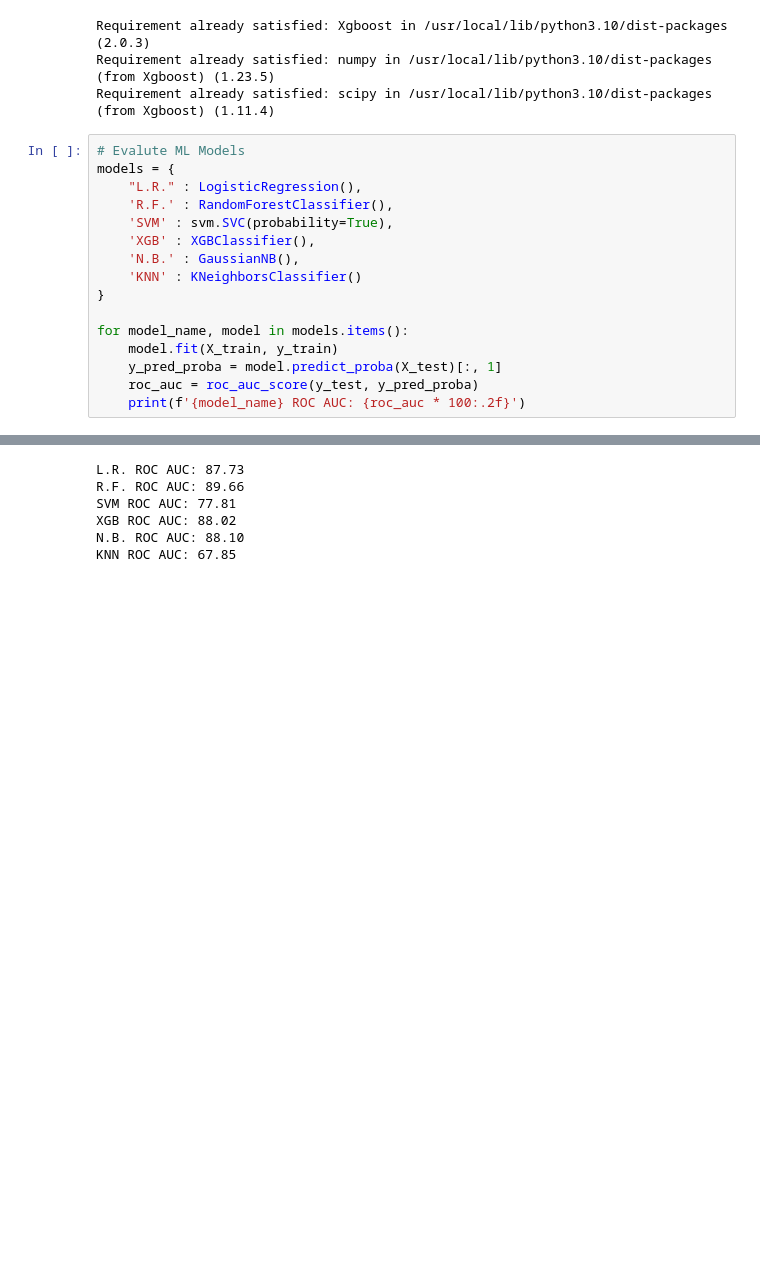
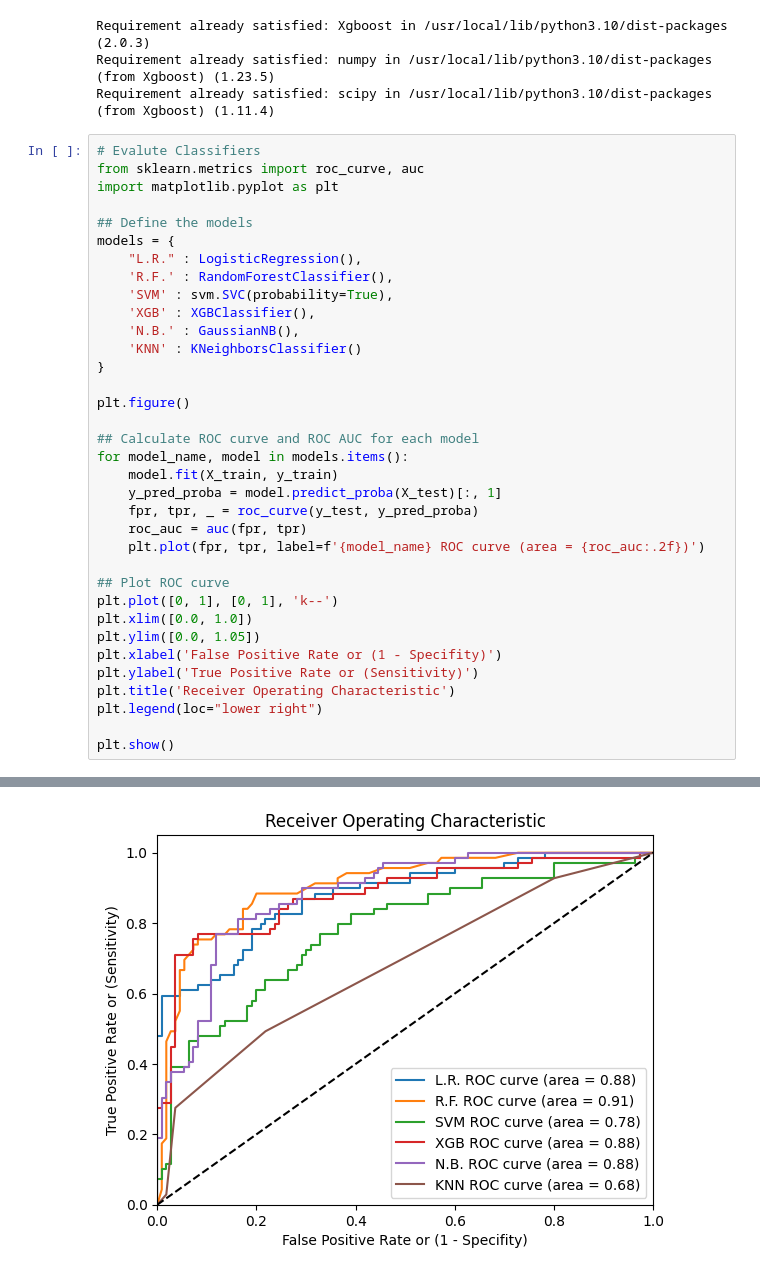
Before and after one commit to essiesalari/Titanic-ML, a Jupyter notebook: TitanicML.ipynb, the cells around one changed output, grey strips where cells are left out. Drawn from its saved outputs; the diff is of its cells as text; blank space fills up the shorter version.

```diff
--- a/TitanicML.ipynb
+++ b/TitanicML.ipynb
@@ -243,32 +243,46 @@ Requirement already satisfied: Xgboost in /usr/local/lib/python3.10/dist-package
 Requirement already satisfied: numpy in /usr/local/lib/python3.10/dist-packages (from Xgboost) (1.23.5)
 Requirement already satisfied: scipy in /usr/local/lib/python3.10/dist-packages (from Xgboost) (1.11.4)
 # %%
-# Evalute ML Models
+# Evalute Classifiers
+from sklearn.metrics import roc_curve, auc
+import matplotlib.pyplot as plt
+
+## Define the models
 models = {
     "L.R." : LogisticRegression(),
     'R.F.' : RandomForestClassifier(),
     'SVM' : svm.SVC(probability=True),
     'XGB' : XGBClassifier(),
     'N.B.' : GaussianNB(),
     'KNN' : KNeighborsClassifier()
 }
 
+plt.figure()
+
+## Calculate ROC curve and ROC AUC for each model
 for model_name, model in models.items():
     model.fit(X_train, y_train)
     y_pred_proba = model.predict_proba(X_test)[:, 1]
-    roc_auc = roc_auc_score(y_test, y_pred_proba)
-    print(f'{model_name} ROC AUC: {roc_auc * 100:.2f}')
+    fpr, tpr, _ = roc_curve(y_test, y_pred_proba)
+    roc_auc = auc(fpr, tpr)
+    plt.plot(fpr, tpr, label=f'{model_name} ROC curve (area = {roc_auc:.2f})')
+
+## Plot ROC curve
+plt.plot([0, 1], [0, 1], 'k--')
+plt.xlim([0.0, 1.0])
+plt.ylim([0.0, 1.05])
+plt.xlabel('False Positive Rate or (1 - Specifity)')
+plt.ylabel('True Positive Rate or (Sensitivity)')
+plt.title('Receiver Operating Characteristic')
+plt.legend(loc="lower right")
+
+plt.show()
 # %% [output]
 STOP: TOTAL NO. of ITERATIONS REACHED LIMIT.
 
 Increase the number of iterations (max_iter) or scale the data as shown in:
     https://scikit-learn.org/stable/modules/preprocessing.html
 Please also refer to the documentation for alternative solver options:
     https://scikit-learn.org/stable/modules/linear_model.html#logistic-regression
   n_iter_i = _check_optimize_result(
-L.R. ROC AUC: 87.73
-R.F. ROC AUC: 89.66
-SVM ROC AUC: 77.81
-XGB ROC AUC: 88.02
-N.B. ROC AUC: 88.10
-KNN ROC AUC: 67.85
+[figure, added]
```
